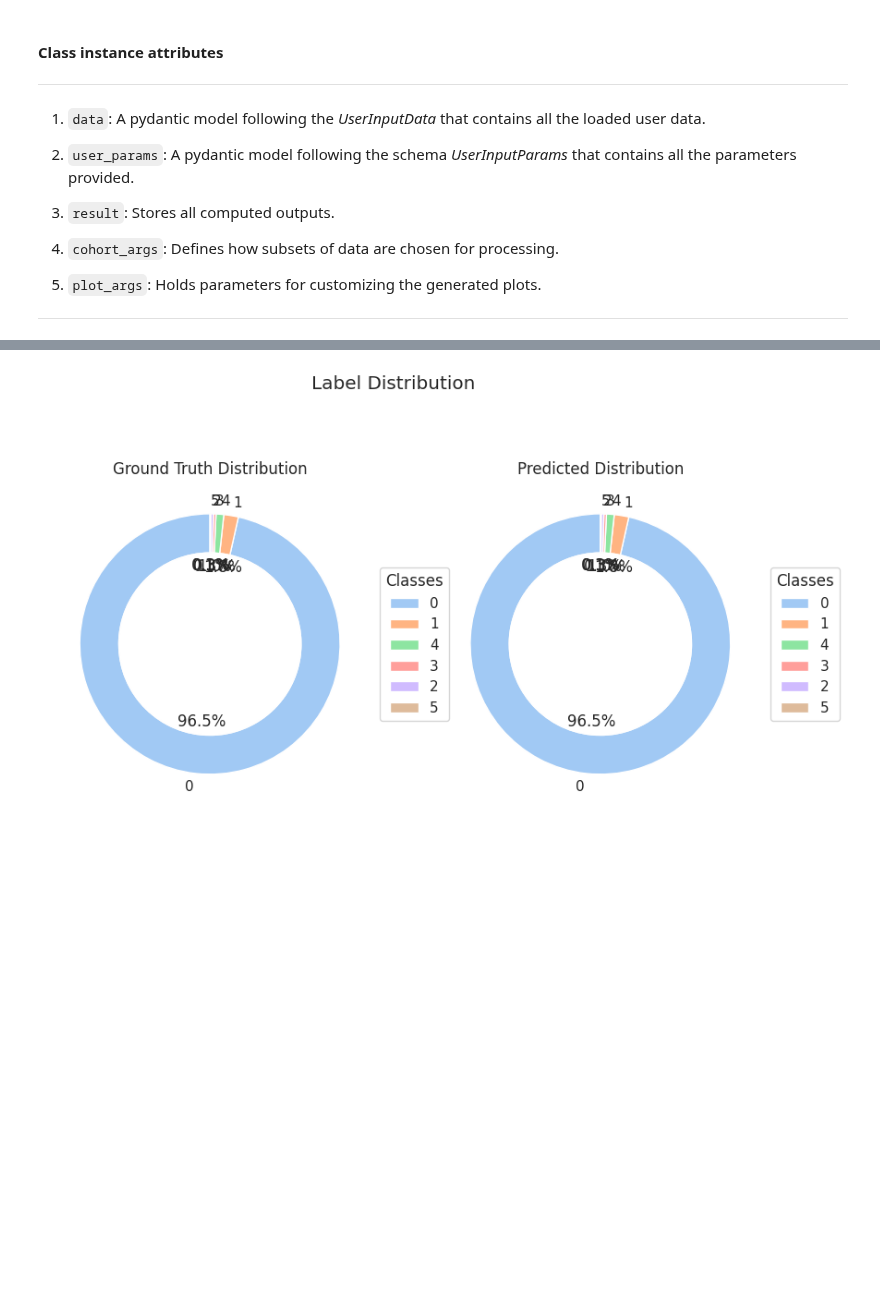
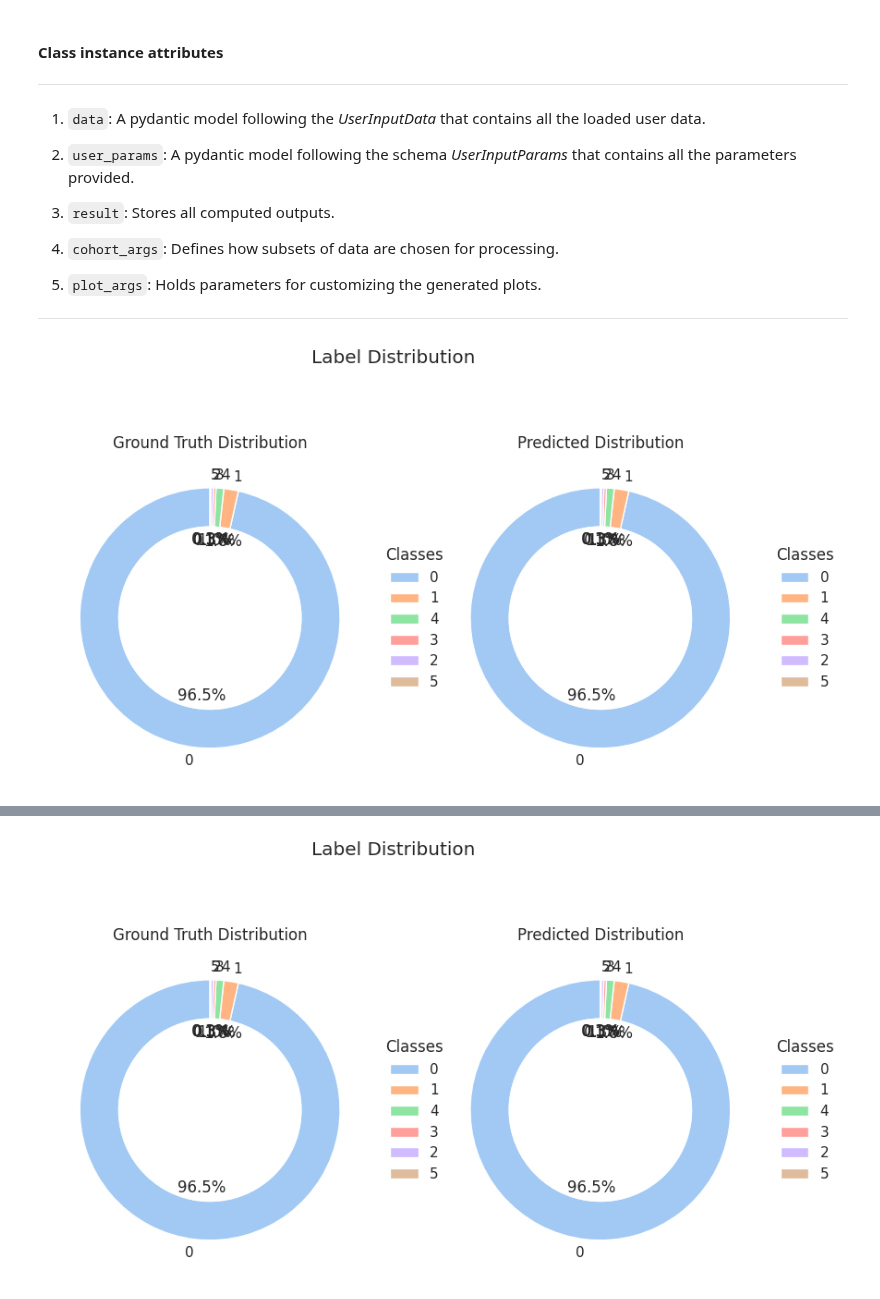
Before and after one commit to gesund-ai/gesund, a Jupyter notebook: examples/object_detection_malaria.ipynb, the cells around one changed output, grey strips where cells are left out. Drawn from its saved outputs; the diff is of its cells as text; code cells hidden in the pictures; blank space fills up the shorter version.

```diff
--- a/examples/object_detection_malaria.ipynb
+++ b/examples/object_detection_malaria.ipynb
@@ -298,3 +224,7 @@ dict_keys(['data', 'user_params', 'result', 'cohort_args', 'plot_args'])
 
 
 <hr />
+# %%
+validation_results.plot(metric_name="predicted_distribution", save_plot=False, cohort_id=cohort_id)
+# %% [output]
+[figure, added]
```
Also changed, not shown: parts of 9 cells of this notebook, 2 other files.
